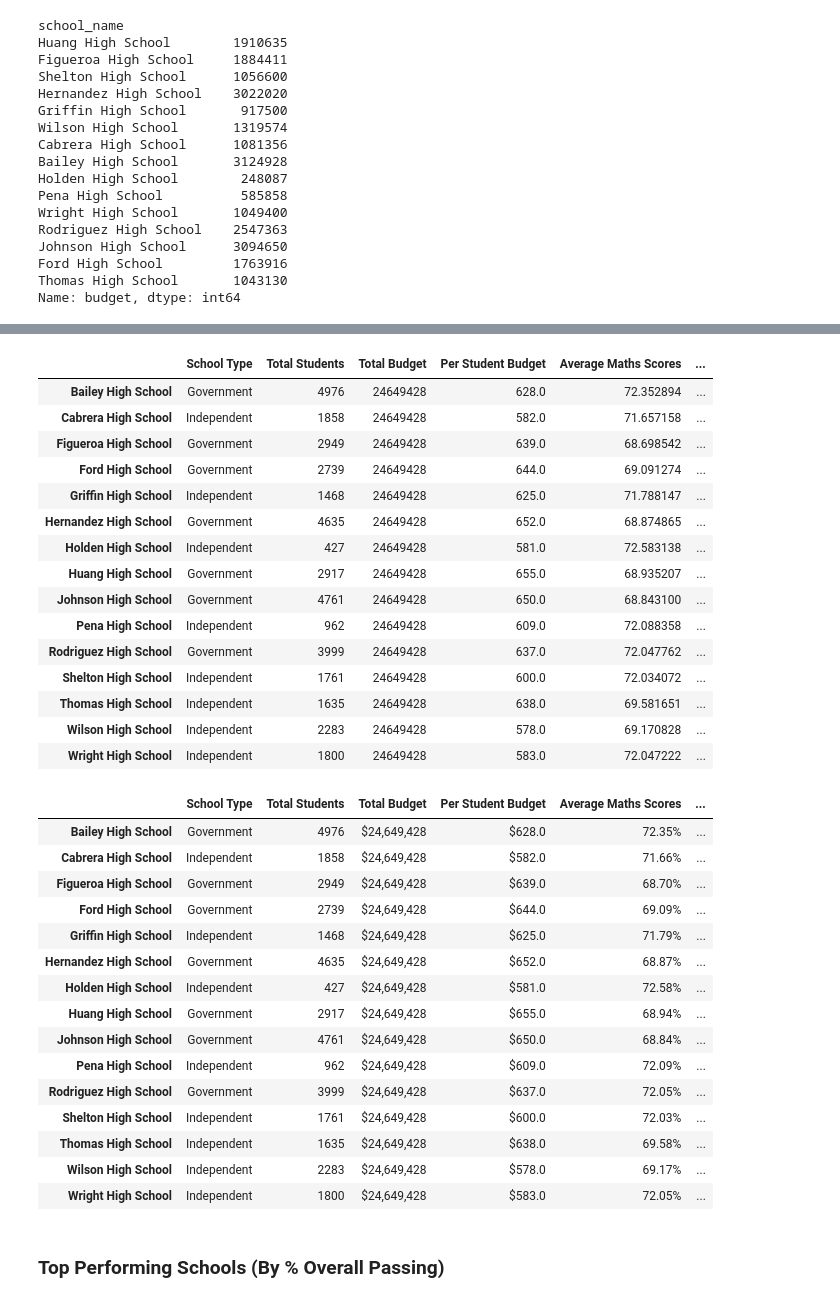
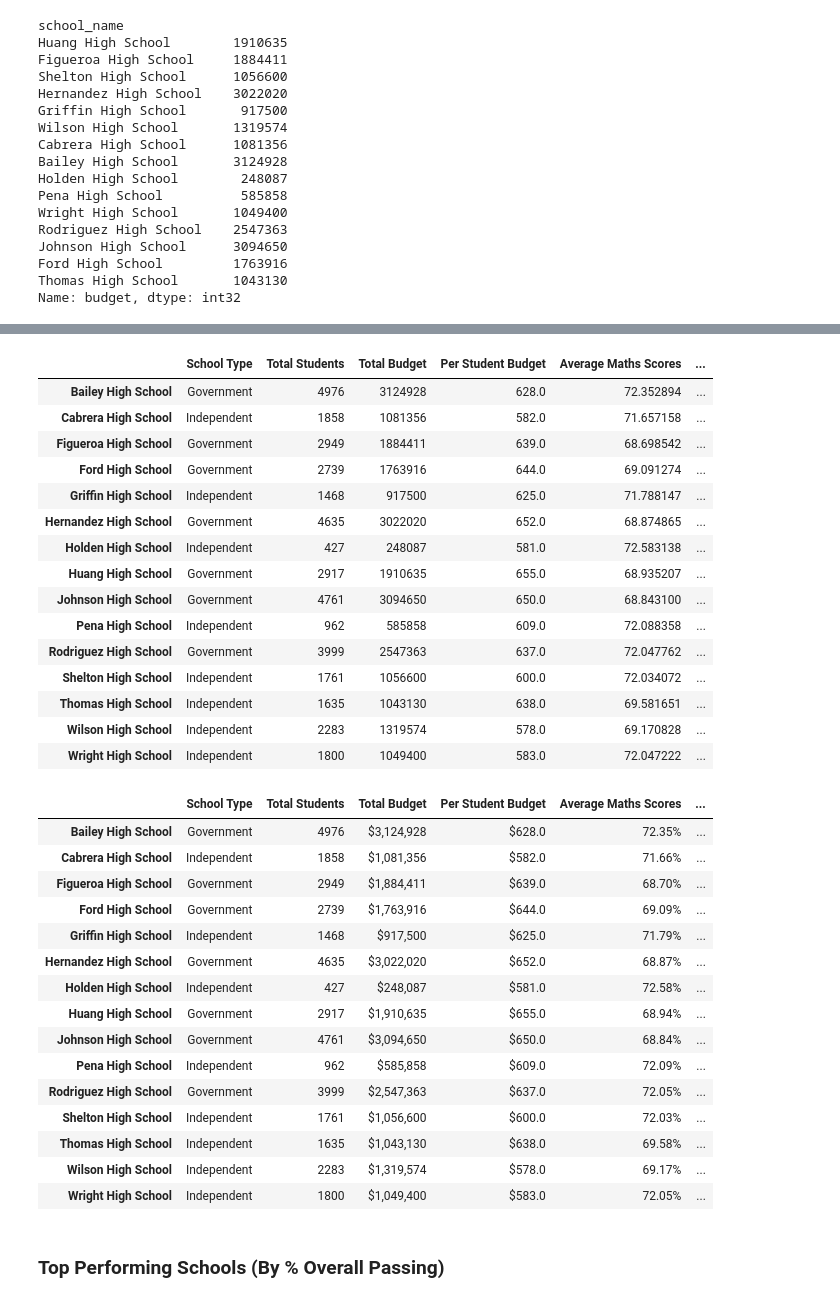
Before and after one commit to jonowood/pandas-challenge, a Jupyter notebook: PyCitySchools/PyCitySchools_starter.ipynb, the cells around one changed output, grey strips where cells are left out. Cells and saved outputs as stored; diff of their text form; code cells hidden in the pictures.

```diff
--- a/PyCitySchools/PyCitySchools_starter.ipynb
+++ b/PyCitySchools/PyCitySchools_starter.ipynb
@@ -240,6 +240,8 @@ Name: Student ID, dtype: int64
 # %%
 # Total school budget
 school_budget = school_data.set_index('school_name')['budget']
+school_budget = school_budget.astype(int)
+
 
 school_budget
 # %% [output]
@@ -259,7 +261,7 @@ Rodriguez High School    2547363
 Johnson High School      3094650
 Ford High School         1763916
 Thomas High School       1043130
-Name: budget, dtype: int64
+Name: budget, dtype: int32
 # %%
 # Per student budget
 merge_df = pd.merge(school_budget, total_students, on="school_name")
@@ -403,35 +405,38 @@ Name: Student ID, dtype: float64
 # %%
 # Dataframe Summary
 summary_df = pd.DataFrame({
     "School Type": school_types,
     "Total Students": total_students,
-    "Total Budget": total_budget,
+    "Total Budget": school_budget,
     "Per Student Budget": merge_df_totals,
     "Average Maths Scores": average_maths_score,
     "Average Reading Scores": average_reading_score,
     "% Passing Maths": passing_maths_totals,
     "% Passing Reading": passing_reading_totals,
     "% Passing Both Maths & Reading": overall_count
     })
-summary_df2 = summary_df
+
+summary_df4 = summary_df
+summary_df5 = summary_df
+
 summary_df
 # %% [output]
 |  | School Type | Total Students | Total Budget | Per Student Budget | Average Maths Scores | ... |
-| Bailey High School | Government | 4976 | 24649428 | 628.0 | 72.352894 | ... |
-| Cabrera High School | Independent | 1858 | 24649428 | 582.0 | 71.657158 | ... |
-| Figueroa High School | Government | 2949 | 24649428 | 639.0 | 68.698542 | ... |
-| Ford High School | Government | 2739 | 24649428 | 644.0 | 69.091274 | ... |
-| Griffin High School | Independent | 1468 | 24649428 | 625.0 | 71.788147 | ... |
-| Hernandez High School | Government | 4635 | 24649428 | 652.0 | 68.874865 | ... |
-| Holden High School | Independent | 427 | 24649428 | 581.0 | 72.583138 | ... |
-| Huang High School | Government | 2917 | 24649428 | 655.0 | 68.935207 | ... |
-| Johnson High School | Government | 4761 | 24649428 | 650.0 | 68.843100 | ... |
-| Pena High School | Independent | 962 | 24649428 | 609.0 | 72.088358 | ... |
-| Rodriguez High School | Government | 3999 | 24649428 | 637.0 | 72.047762 | ... |
-| Shelton High School | Independent | 1761 | 24649428 | 600.0 | 72.034072 | ... |
-| Thomas High School | Independent | 1635 | 24649428 | 638.0 | 69.581651 | ... |
-| Wilson High School | Independent | 2283 | 24649428 | 578.0 | 69.170828 | ... |
-| Wright High School | Independent | 1800 | 24649428 | 583.0 | 72.047222 | ... |
+| Bailey High School | Government | 4976 | 3124928 | 628.0 | 72.352894 | ... |
+| Cabrera High School | Independent | 1858 | 1081356 | 582.0 | 71.657158 | ... |
+| Figueroa High School | Government | 2949 | 1884411 | 639.0 | 68.698542 | ... |
+| Ford High School | Government | 2739 | 1763916 | 644.0 | 69.091274 | ... |
+| Griffin High School | Independent | 1468 | 917500 | 625.0 | 71.788147 | ... |
+| Hernandez High School | Government | 4635 | 3022020 | 652.0 | 68.874865 | ... |
+| Holden High School | Independent | 427 | 248087 | 581.0 | 72.583138 | ... |
+| Huang High School | Government | 2917 | 1910635 | 655.0 | 68.935207 | ... |
+| Johnson High School | Government | 4761 | 3094650 | 650.0 | 68.843100 | ... |
+| Pena High School | Independent | 962 | 585858 | 609.0 | 72.088358 | ... |
+| Rodriguez High School | Government | 3999 | 2547363 | 637.0 | 72.047762 | ... |
+| Shelton High School | Independent | 1761 | 1056600 | 600.0 | 72.034072 | ... |
+| Thomas High School | Independent | 1635 | 1043130 | 638.0 | 69.581651 | ... |
+| Wilson High School | Independent | 2283 | 1319574 | 578.0 | 69.170828 | ... |
+| Wright High School | Independent | 1800 | 1049400 | 583.0 | 72.047222 | ... |
 # %%
 # Clean up output
 summary_df["Total Budget"] = summary_df["Total Budget"].map("${:,}".format)
@@ -444,21 +449,21 @@ summary_df["% Passing Both Maths & Reading"] = summary_df["% Passing Both Maths
 summary_df
 # %% [output]
 |  | School Type | Total Students | Total Budget | Per Student Budget | Average Maths Scores | ... |
-| Bailey High School | Government | 4976 | $24,649,428 | $628.0 | 72.35% | ... |
-| Cabrera High School | Independent | 1858 | $24,649,428 | $582.0 | 71.66% | ... |
-| Figueroa High School | Government | 2949 | $24,649,428 | $639.0 | 68.70% | ... |
-| Ford High School | Government | 2739 | $24,649,428 | $644.0 | 69.09% | ... |
-| Griffin High School | Independent | 1468 | $24,649,428 | $625.0 | 71.79% | ... |
-| Hernandez High School | Government | 4635 | $24,649,428 | $652.0 | 68.87% | ... |
-| Holden High School | Independent | 427 | $24,649,428 | $581.0 | 72.58% | ... |
-| Huang High School | Government | 2917 | $24,649,428 | $655.0 | 68.94% | ... |
-| Johnson High School | Government | 4761 | $24,649,428 | $650.0 | 68.84% | ... |
-| Pena High School | Independent | 962 | $24,649,428 | $609.0 | 72.09% | ... |
-| Rodriguez High School | Government | 3999 | $24,649,428 | $637.0 | 72.05% | ... |
-| Shelton High School | Independent | 1761 | $24,649,428 | $600.0 | 72.03% | ... |
-| Thomas High School | Independent | 1635 | $24,649,428 | $638.0 | 69.58% | ... |
-| Wilson High School | Independent | 2283 | $24,649,428 | $578.0 | 69.17% | ... |
-| Wright High School | Independent | 1800 | $24,649,428 | $583.0 | 72.05% | ... |
+| Bailey High School | Government | 4976 | $3,124,928 | $628.0 | 72.35% | ... |
+| Cabrera High School | Independent | 1858 | $1,081,356 | $582.0 | 71.66% | ... |
+| Figueroa High School | Government | 2949 | $1,884,411 | $639.0 | 68.70% | ... |
+| Ford High School | Government | 2739 | $1,763,916 | $644.0 | 69.09% | ... |
+| Griffin High School | Independent | 1468 | $917,500 | $625.0 | 71.79% | ... |
+| Hernandez High School | Government | 4635 | $3,022,020 | $652.0 | 68.87% | ... |
+| Holden High School | Independent | 427 | $248,087 | $581.0 | 72.58% | ... |
+| Huang High School | Government | 2917 | $1,910,635 | $655.0 | 68.94% | ... |
+| Johnson High School | Government | 4761 | $3,094,650 | $650.0 | 68.84% | ... |
+| Pena High School | Independent | 962 | $585,858 | $609.0 | 72.09% | ... |
+| Rodriguez High School | Government | 3999 | $2,547,363 | $637.0 | 72.05% | ... |
+| Shelton High School | Independent | 1761 | $1,056,600 | $600.0 | 72.03% | ... |
+| Thomas High School | Independent | 1635 | $1,043,130 | $638.0 | 69.58% | ... |
+| Wilson High School | Independent | 2283 | $1,319,574 | $578.0 | 69.17% | ... |
+| Wright High School | Independent | 1800 | $1,049,400 | $583.0 | 72.05% | ... |
 # %% [markdown]
 ### Top Performing Schools (By % Overall Passing)
 # %% [markdown]
```
Also changed, not shown: parts of 11 cells of this notebook.
